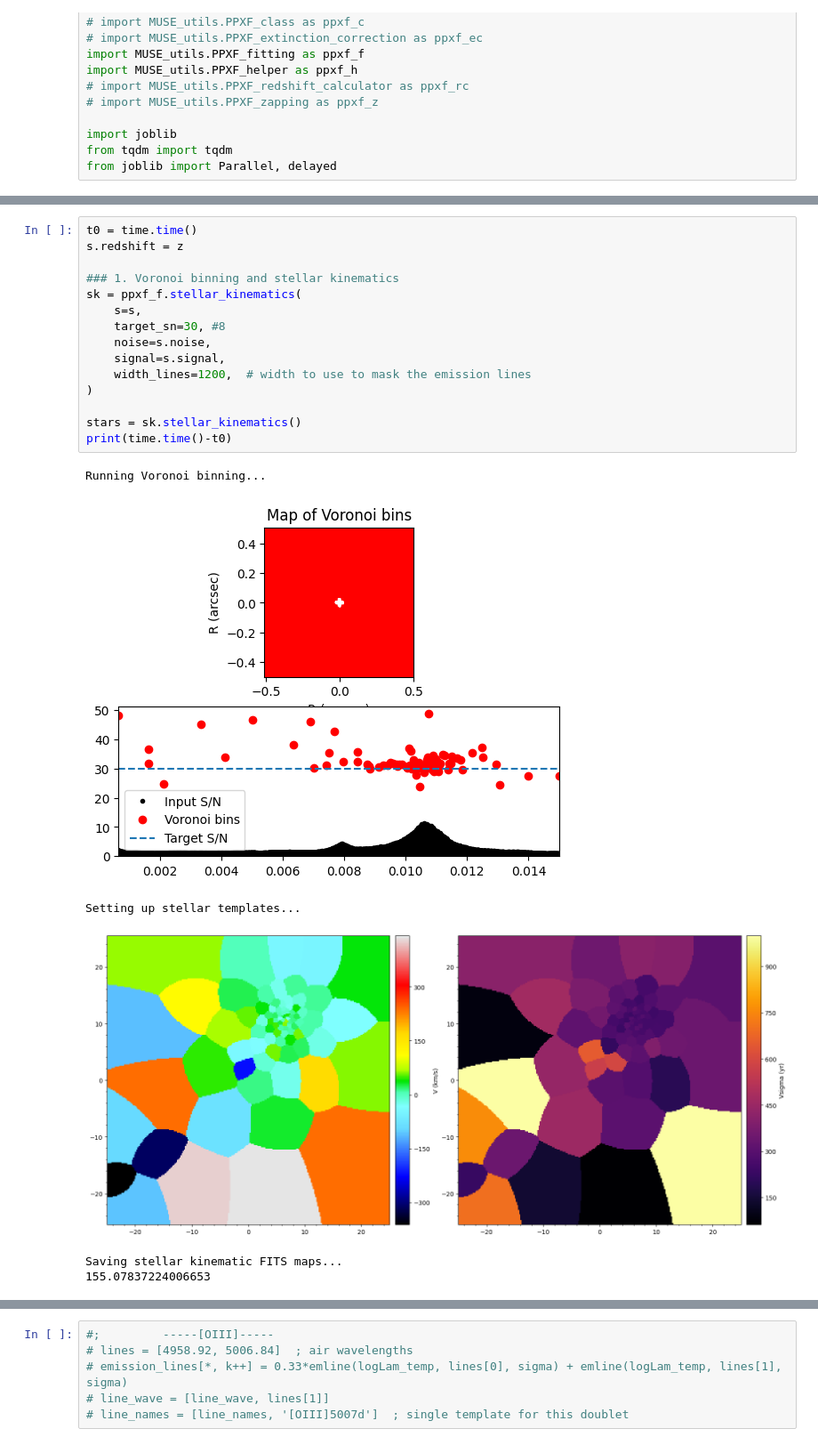
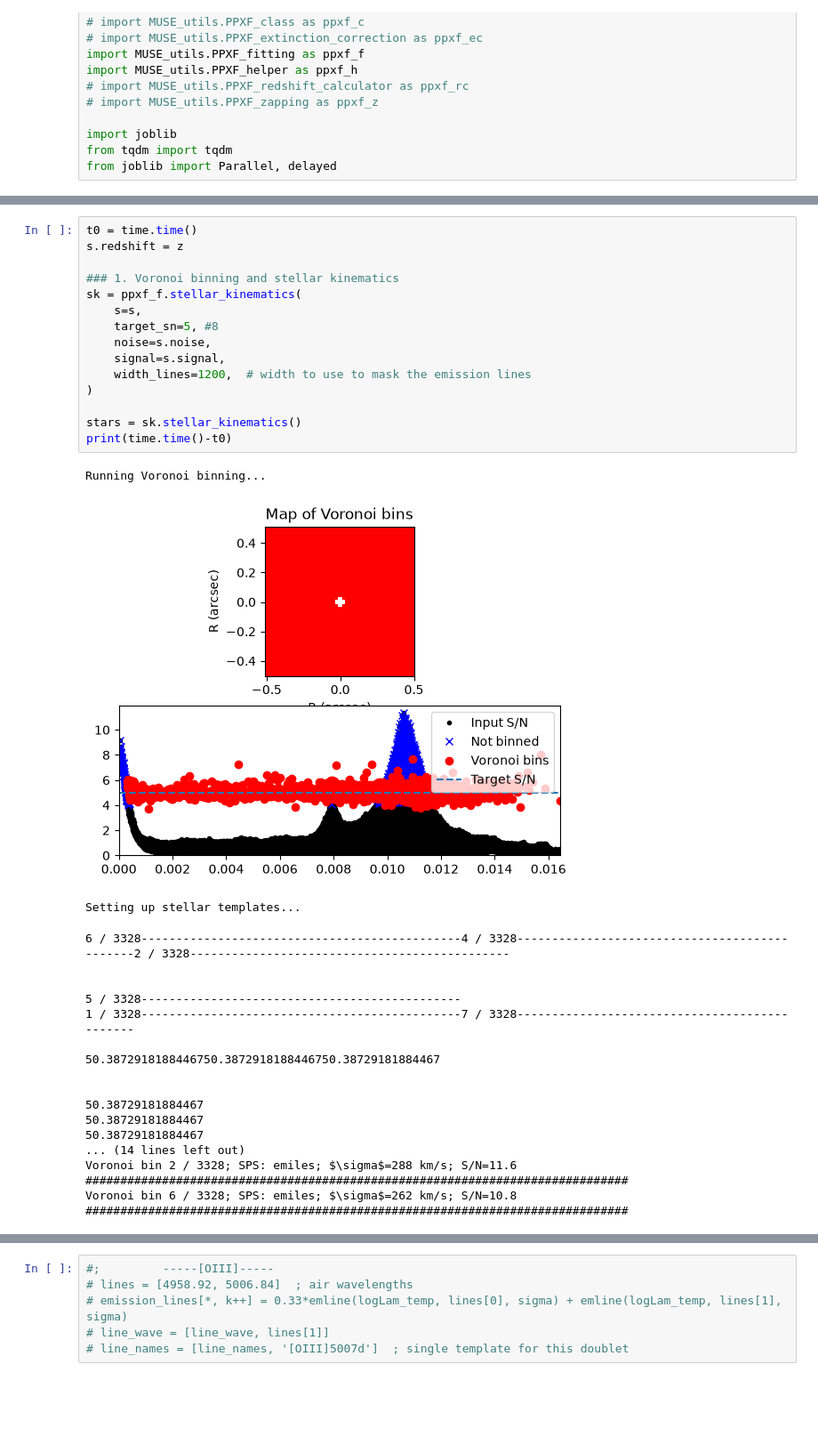
Before and after one commit to Thomas-thief/MUSE-PKS0745-ppxf, a Jupyter notebook: Abell1795_corr.ipynb, the cells around one changed output, grey strips where cells are left out. Shown at 89% size. Cells and saved outputs as stored; diff of their text form; blank space fills up the shorter version.

```diff
--- a/Abell1795_corr.ipynb
+++ b/Abell1795_corr.ipynb
@@ -70,22 +72,36 @@ print(time.time()-t0)
 # %%
 t0 = time.time()
 s.redshift = z
 
 ### 1. Voronoi binning and stellar kinematics
 sk = ppxf_f.stellar_kinematics(
     s=s,
-    target_sn=30, #8
+    target_sn=5, #8
     noise=s.noise,
     signal=s.signal,
     width_lines=1200,  # width to use to mask the emission lines
 )
 
 stars = sk.stellar_kinematics()
 print(time.time()-t0)
 # %% [output]
 Running Voronoi binning...
-[figure, old version]
+[figure, new version]
 Setting up stellar templates...
-[figure, removed]
-Saving stellar kinematic FITS maps...
-155.07837224006653
+6 / 3328----------------------------------------------4 / 3328----------------------------------------------2 / 3328----------------------------------------------
+
+
+5 / 3328----------------------------------------------
+1 / 3328----------------------------------------------7 / 3328----------------------------------------------
+
+50.3872918188446750.3872918188446750.38729181884467
+
+
+50.38729181884467
+50.38729181884467
+50.38729181884467
+... (14 lines left out)
+Voronoi bin 2 / 3328; SPS: emiles; $\sigma$=288 km/s; S/N=11.6
+##############################################################################
+Voronoi bin 6 / 3328; SPS: emiles; $\sigma$=262 km/s; S/N=10.8
+##############################################################################
```
Also changed, not shown: parts of 11 cells of this notebook, 6 other files.
